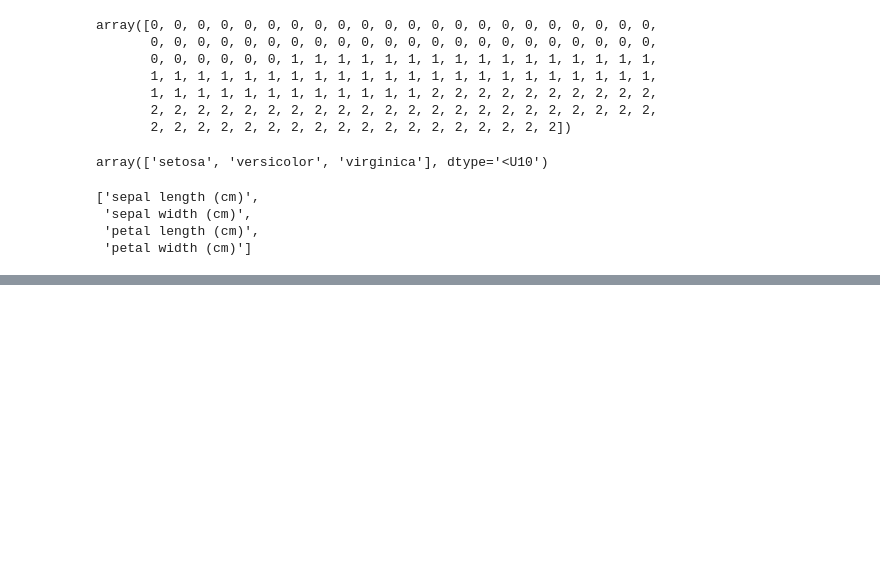
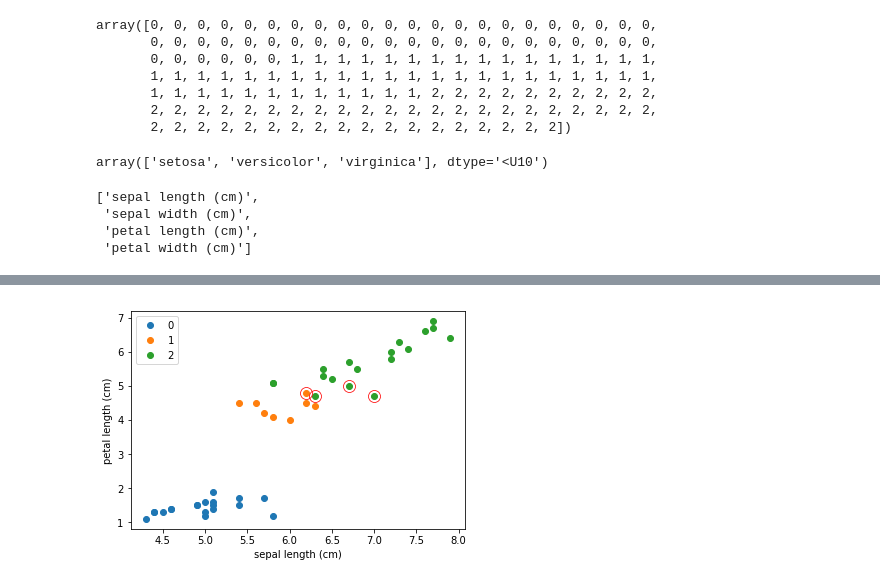
Before and after one commit to boudrejp/w207_supplemental, a Jupyter notebook: week3_iris_nb.ipynb, the cells around one changed output, grey strips where cells are left out. Drawn from its saved outputs; the diff is of its cells as text; code cells hidden in the pictures; blank space fills up the shorter version.

```diff
--- a/week3_iris_nb.ipynb
+++ b/week3_iris_nb.ipynb
@@ -83,0 +271,4 @@ column_names
+# %%
+plot_with_two_axes(x_valid2, y_pred_nb2, y_valid2, colnames_dropped[0], colnames_dropped[2])
+# %% [output]
+[figure, added]
```
Also changed, not shown: parts of 27 cells of this notebook.
